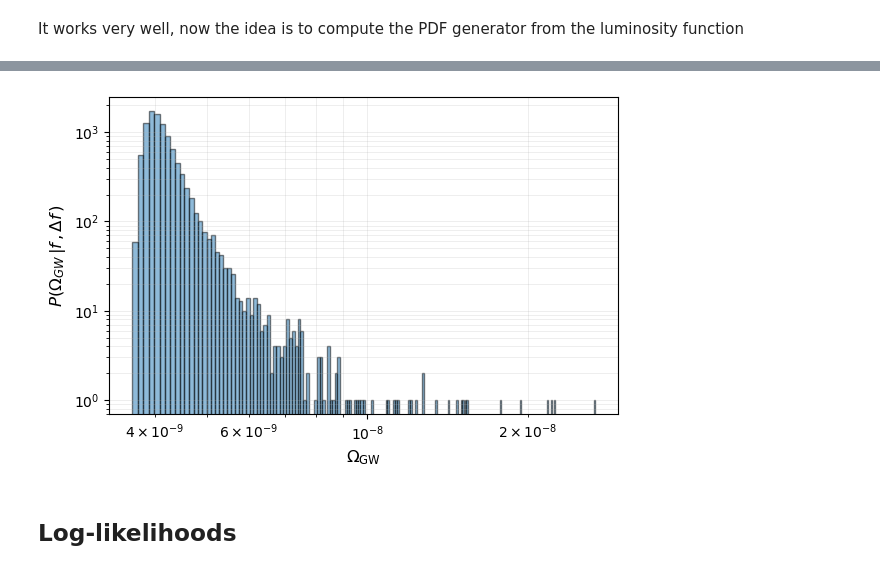
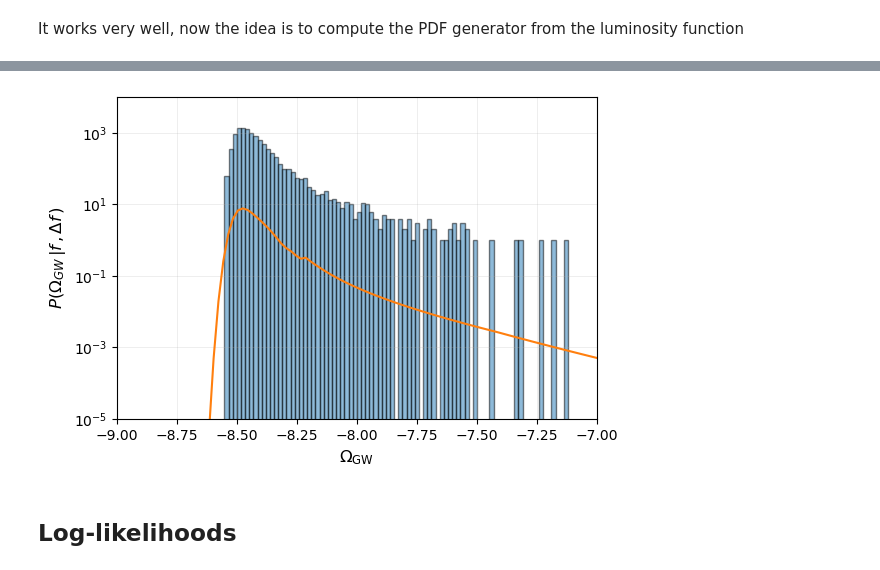
Before and after one commit to jurrutiaGW/SMBH_luminosity_function, a Jupyter notebook: SMBH_luminosity.ipynb, the cells around one changed output, grey strips where cells are left out. Cells and saved outputs as stored; diff of their text form; code cells hidden in the pictures.

```diff
--- a/SMBH_luminosity.ipynb
+++ b/SMBH_luminosity.ipynb
@@ -166,6 +171,7 @@ d𝛔dM= 𝛔CDM.derivative()
 # %% [markdown]
 ## GW physics
 # %%
+
 def m1m2(Mc, eta):
     s = np.sqrt(1.0 - 4.0 * eta)
     A = 1.0 + s + eta * (-5.0 - 3.0 * s + (5.0 + s) * eta)
@@ -186,8 +192,10 @@ def Amp(Mc, DsL, z):
 def tf(f, Mc, z):
     return (1 + z) * 5 * c**5 / (256 * (np.pi * (1 + z) * f / s)**(8/3) * (G * Mc * Msun)**(5/3))
 
+
 def Adtdf(f, Mc, z):
-    return -derivative(lambda x: tf(x, Mc, z), f, dx=1e-20)
+    return (8.0 / 3.0) * tf(f, Mc, z) / f
+
 
 def dOmega(Mc, z, f):
     return 2 * np.pi / 5 * (Adtdf(f, Mc, z) * f)**(-1) * f**3 * (Amp(Mc, (1 + z) * dc(z), z) * f**(-7/6))**2 / (G * 𝜌c * s**2)
@@ -799,3 +950,3 @@ def findOmegatotastro(xs, ys, f0, Delta_f0):
 # %%
-dat1=findOmegatotastro(xval1, yval1, 1e-9, 2*1e-9)
+dat1=findOmegatotastro(xval1, yval1, 10e-9, 2*1e-9)
 # %% [output]
@@ -807,16 +966,24 @@ dat1=findOmegatotastro(xval1, yval1, 1e-9, 2*1e-9)
+# %%
+yval = [dat1[2](logO) for logO in np.linspace(-9,-7,100)]
+xval = np.linspace(-9,-7,100)
 # %%
 # Plot histogram
 plt.figure(figsize=(6,4))
-plt.hist(dat1[1], bins=250, edgecolor='black', alpha=0.5)
+plt.hist(np.log10(dat1[1]), bins=100, edgecolor='black', alpha=0.5)
+plt.plot(xval,yval)
 # Labels with optional LaTeX formatting
-plt.xscale('log')
+plt.xscale('linear')
 plt.yscale('log')
+# Set x-axis range
+plt.xlim(-9,-7)  # min, max
+# Set y-axis range
+plt.ylim(1e-5, 1e4)  # min, max
 plt.xlabel(r'$\Omega_{\rm GW}$', fontsize=12)
 plt.ylabel(r'$P\left(\Omega_{GW}\,|f\, ,\Delta f\, \right)$', fontsize=12)  # Use r'' for LaTeX
 # Grid for both major and minor ticks
 plt.grid(True, alpha=0.3, which='both', linestyle='-', linewidth=0.5)
 # Legend with styling
 plt.tight_layout()
 plt.show()
 # %% [output]
-[figure, old version]
+[figure, new version]
```
Also changed, not shown: parts of 23 cells of this notebook, 1 other file.
